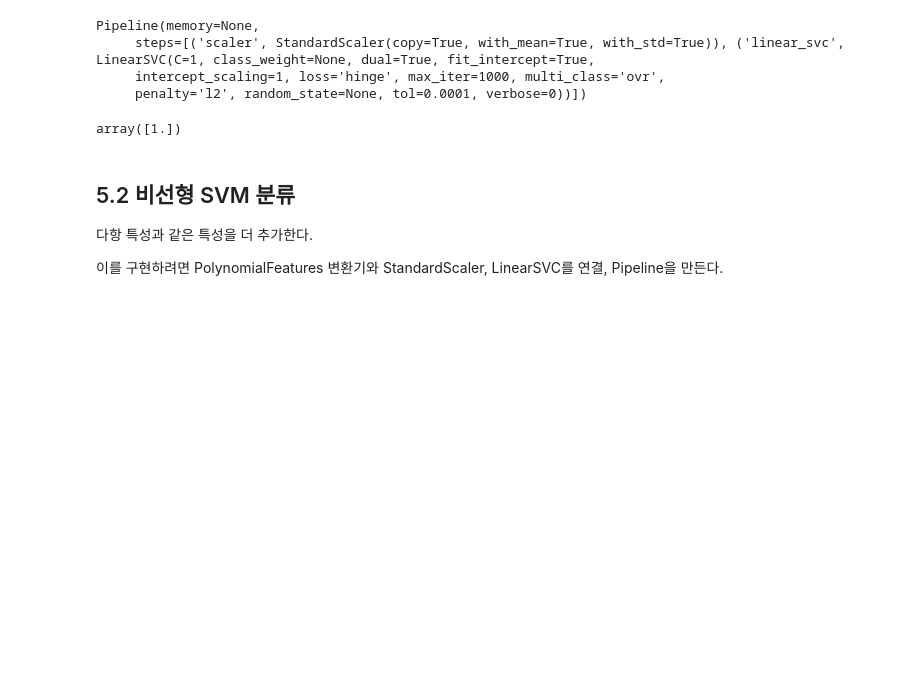
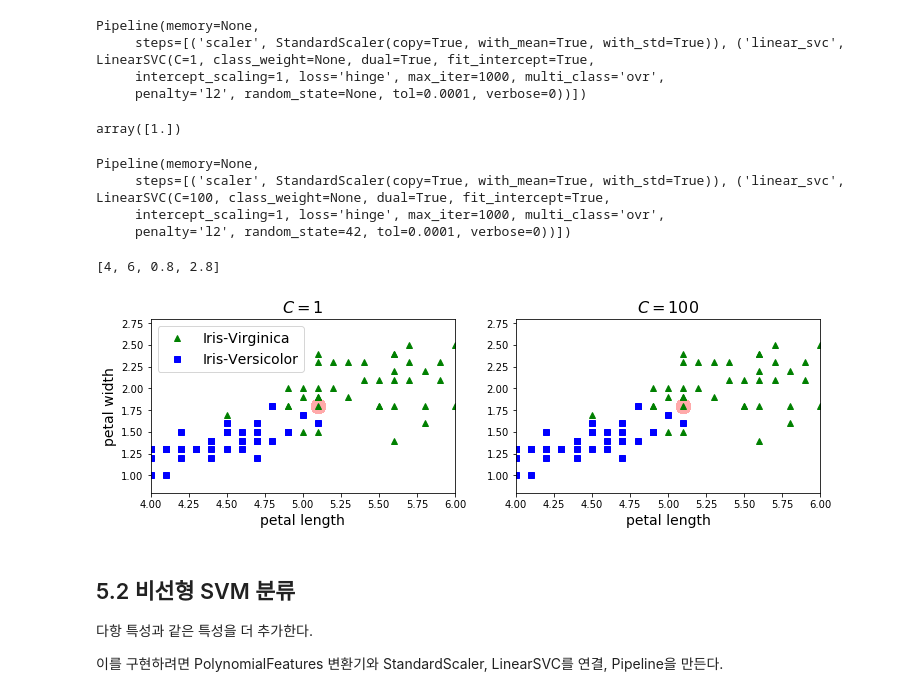
Before and after one commit to feud72/hands_on_ml, a Jupyter notebook: Chapter 5 서포트 벡터 머신.ipynb, the cells around one changed output. Drawn from its saved outputs; the diff is of its cells as text; code cells hidden in the pictures; blank space fills up the shorter version.

```diff
--- a/Chapter 5 서포트 벡터 머신.ipynb
+++ b/Chapter 5 서포트 벡터 머신.ipynb
@@ -54,6 +75,65 @@ Pipeline(memory=None,
 svm_clf.predict([[5.5, 1.7]])
 # %% [output]
 array([1.])
+# %%
+scaler = StandardScaler()
+svm_clf1 = LinearSVC(C=1, loss="hinge", random_state=42)
+svm_clf2 = LinearSVC(C=100, loss="hinge", random_state=42)
+
+scaled_svm_clf1 = Pipeline([
+    ("scaler", scaler),
+    ("linear_svc", svm_clf1)
+])
+scaled_svm_clf2 = Pipeline([
+    ("scaler", scaler),
+    ("linear_svc", svm_clf2)
+])
+
+scaled_svm_clf1.fit(X, y)
+scaled_svm_clf2.fit(X, y)
+# %% [output]
+Pipeline(memory=None,
+     steps=[('scaler', StandardScaler(copy=True, with_mean=True, with_std=True)), ('linear_svc', LinearSVC(C=100, class_weight=None, dual=True, fit_intercept=True,
+     intercept_scaling=1, loss='hinge', max_iter=1000, multi_class='ovr',
+     penalty='l2', random_state=42, tol=0.0001, verbose=0))])
+# %%
+b1 = svm_clf1.decision_function([-scaler.mean_ / scaler.scale_])
+b2 = svm_clf2.decision_function([-scaler.mean_ / scaler.scale_])
+w1 = svm_clf1.coef_[0] / scaler.scale_
+w2 = svm_clf2.coef_[0] / scaler.scale_
+svm_clf1.intercept_ = np.array([b1])
+svm_clf2.intercept_ = np.array([b2])
+svm_clf1.coef_ = np.array([w1])
+svm_clf2.coef_ = np.array([w2])
+# %%
+t = y * 2 - 1
+support_vectors_idx1 = (t * (X.dot(w1) + b1 < 1).ravel()).astype(np.int8)
+support_vectors_idx2 = (t * (X.dot(w2) + b2 < 1).ravel()).astype(np.int8)
+# %%
+svm_clf1.support_vectors_ = X[support_vectors_idx1]
+svm_clf2.support_vectors_ = X[support_vectors_idx2]
+# %%
+plt.figure(figsize=(12,3.2))
+plt.subplot(121)
+plt.plot(X[:, 0][y==1], X[:, 1][y==1], "g^", label="Iris-Virginica")
+plt.plot(X[:, 0][y==0], X[:, 1][y==0], "bs", label="Iris-Versicolor")
+plot_svc_decision_boundary(svm_clf1, 4, 6)
+plt.xlabel("petal length", fontsize=14)
+plt.ylabel("petal width", fontsize=14)
+plt.legend(loc="upper left", fontsize=14)
+plt.title("$C = {}$".format(svm_clf1.C), fontsize=16)
+plt.axis([4, 6, 0.8, 2.8])
+
+plt.subplot(122)
+plt.plot(X[:, 0][y==1], X[:, 1][y==1], "g^")
+plt.plot(X[:, 0][y==0], X[:, 1][y==0], "bs")
+plot_svc_decision_boundary(svm_clf2, 4, 6)
+plt.xlabel("petal length", fontsize=14)
+plt.title("$C = {}$".format(svm_clf2.C), fontsize=16)
+plt.axis([4, 6, 0.8, 2.8])
+# %% [output]
+[4, 6, 0.8, 2.8]
+[figure, added]
 # %% [markdown]
 ## 5.2 비선형 SVM 분류
 
```
Also changed, not shown: parts of 25 cells of this notebook.
